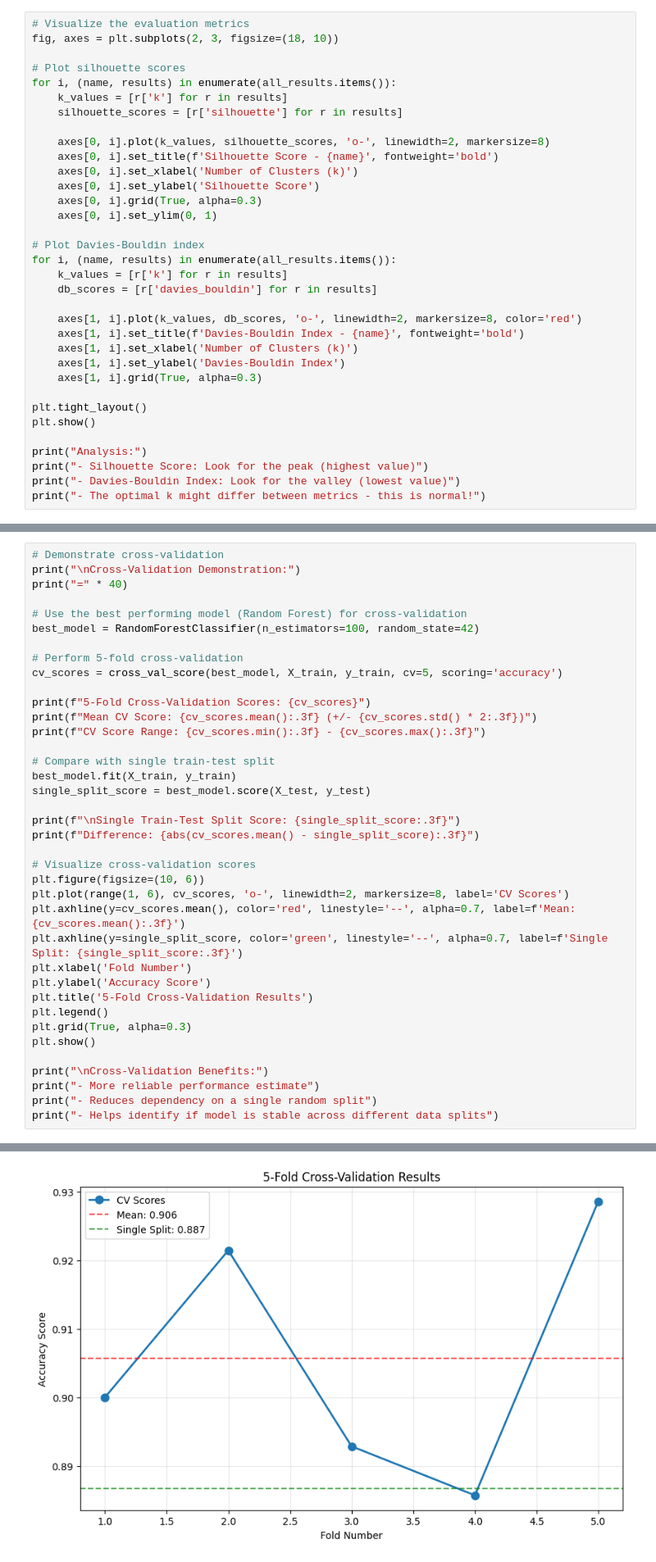
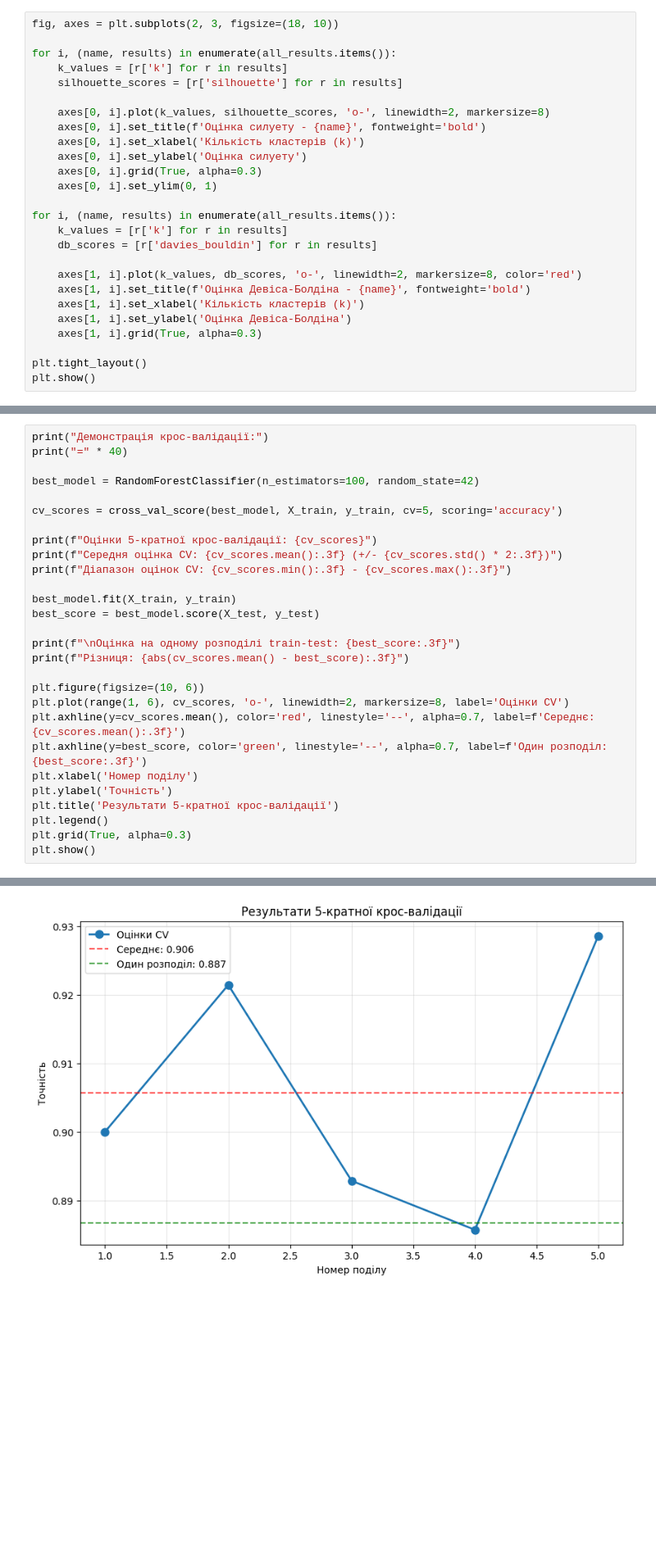
Before and after one commit to Neronuser/data-mining-course, a Jupyter notebook: 10.0-Model_Evaluation.ipynb, the cells around one changed output, grey strips where cells are left out. Shown at 82% size. Drawn from its saved outputs; the diff is of its cells as text; blank space fills up the shorter version.

```diff
--- a/10.0-Model_Evaluation.ipynb
+++ b/10.0-Model_Evaluation.ipynb
@@ -200,35 +173,27 @@ K   Silhouette   Davies-Bouldin  Explained Var
 # %%
-# Visualize the evaluation metrics
 fig, axes = plt.subplots(2, 3, figsize=(18, 10))
 
-# Plot silhouette scores
 for i, (name, results) in enumerate(all_results.items()):
     k_values = [r['k'] for r in results]
     silhouette_scores = [r['silhouette'] for r in results]
 
     axes[0, i].plot(k_values, silhouette_scores, 'o-', linewidth=2, markersize=8)
-    axes[0, i].set_title(f'Silhouette Score - {name}', fontweight='bold')
-    axes[0, i].set_xlabel('Number of Clusters (k)')
-    axes[0, i].set_ylabel('Silhouette Score')
+    axes[0, i].set_title(f'Оцінка силуету - {name}', fontweight='bold')
+    axes[0, i].set_xlabel('Кількість кластерів (k)')
+    axes[0, i].set_ylabel('Оцінка силуету')
     axes[0, i].grid(True, alpha=0.3)
     axes[0, i].set_ylim(0, 1)
 
-# Plot Davies-Bouldin index
 for i, (name, results) in enumerate(all_results.items()):
     k_values = [r['k'] for r in results]
     db_scores = [r['davies_bouldin'] for r in results]
 
     axes[1, i].plot(k_values, db_scores, 'o-', linewidth=2, markersize=8, color='red')
-    axes[1, i].set_title(f'Davies-Bouldin Index - {name}', fontweight='bold')
-    axes[1, i].set_xlabel('Number of Clusters (k)')
-    axes[1, i].set_ylabel('Davies-Bouldin Index')
+    axes[1, i].set_title(f'Оцінка Девіса-Болдіна - {name}', fontweight='bold')
+    axes[1, i].set_xlabel('Кількість кластерів (k)')
+    axes[1, i].set_ylabel('Оцінка Девіса-Болдіна')
     axes[1, i].grid(True, alpha=0.3)
 
 plt.tight_layout()
 plt.show()
-
-print("Analysis:")
-print("- Silhouette Score: Look for the peak (highest value)")
-print("- Davies-Bouldin Index: Look for the valley (lowest value)")
-print("- The optimal k might differ between metrics - this is normal!")
 # %% [output]
@@ -519,39 +466,29 @@ Random Forest                  1.000        0.887        0.113
 # %%
-# Demonstrate cross-validation
-print("\nCross-Validation Demonstration:")
+print("Демонстрація крос-валідації:")
 print("=" * 40)
 
-# Use the best performing model (Random Forest) for cross-validation
 best_model = RandomForestClassifier(n_estimators=100, random_state=42)
 
-# Perform 5-fold cross-validation
 cv_scores = cross_val_score(best_model, X_train, y_train, cv=5, scoring='accuracy')
 
-print(f"5-Fold Cross-Validation Scores: {cv_scores}")
-print(f"Mean CV Score: {cv_scores.mean():.3f} (+/- {cv_scores.std() * 2:.3f})")
-print(f"CV Score Range: {cv_scores.min():.3f} - {cv_scores.max():.3f}")
+print(f"Оцінки 5-кратної крос-валідації: {cv_scores}")
+print(f"Середня оцінка CV: {cv_scores.mean():.3f} (+/- {cv_scores.std() * 2:.3f})")
+print(f"Діапазон оцінок CV: {cv_scores.min():.3f} - {cv_scores.max():.3f}")
 
-# Compare with single train-test split
 best_model.fit(X_train, y_train)
-single_split_score = best_model.score(X_test, y_test)
+best_score = best_model.score(X_test, y_test)
 
-print(f"\nSingle Train-Test Split Score: {single_split_score:.3f}")
-print(f"Difference: {abs(cv_scores.mean() - single_split_score):.3f}")
+print(f"\nОцінка на одному розподілі train-test: {best_score:.3f}")
+print(f"Різниця: {abs(cv_scores.mean() - best_score):.3f}")
 
-# Visualize cross-validation scores
 plt.figure(figsize=(10, 6))
-plt.plot(range(1, 6), cv_scores, 'o-', linewidth=2, markersize=8, label='CV Scores')
-plt.axhline(y=cv_scores.mean(), color='red', linestyle='--', alpha=0.7, label=f'Mean: {cv_scores.mean():.3f}')
-plt.axhline(y=single_split_score, color='green', linestyle='--', alpha=0.7, label=f'Single Split: {single_split_score:.3f}')
-plt.xlabel('Fold Number')
-plt.ylabel('Accuracy Score')
-plt.title('5-Fold Cross-Validation Results')
+plt.plot(range(1, 6), cv_scores, 'o-', linewidth=2, markersize=8, label='Оцінки CV')
+plt.axhline(y=cv_scores.mean(), color='red', linestyle='--', alpha=0.7, label=f'Середнє: {cv_scores.mean():.3f}')
+plt.axhline(y=best_score, color='green', linestyle='--', alpha=0.7, label=f'Один розподіл: {best_score:.3f}')
+plt.xlabel('Номер поділу')
+plt.ylabel('Точність')
+plt.title('Результати 5-кратної крос-валідації')
 plt.legend()
 plt.grid(True, alpha=0.3)
 plt.show()
-
-print("\nCross-Validation Benefits:")
-print("- More reliable performance estimate")
-print("- Reduces dependency on a single random split")
-print("- Helps identify if model is stable across different data splits")
 # %% [output]
@@ -566 +503 @@ Difference: 0.019
-[figure, old version]
+[figure, new version]
```
Also changed, not shown: parts of 15 cells of this notebook, 4 other files.
